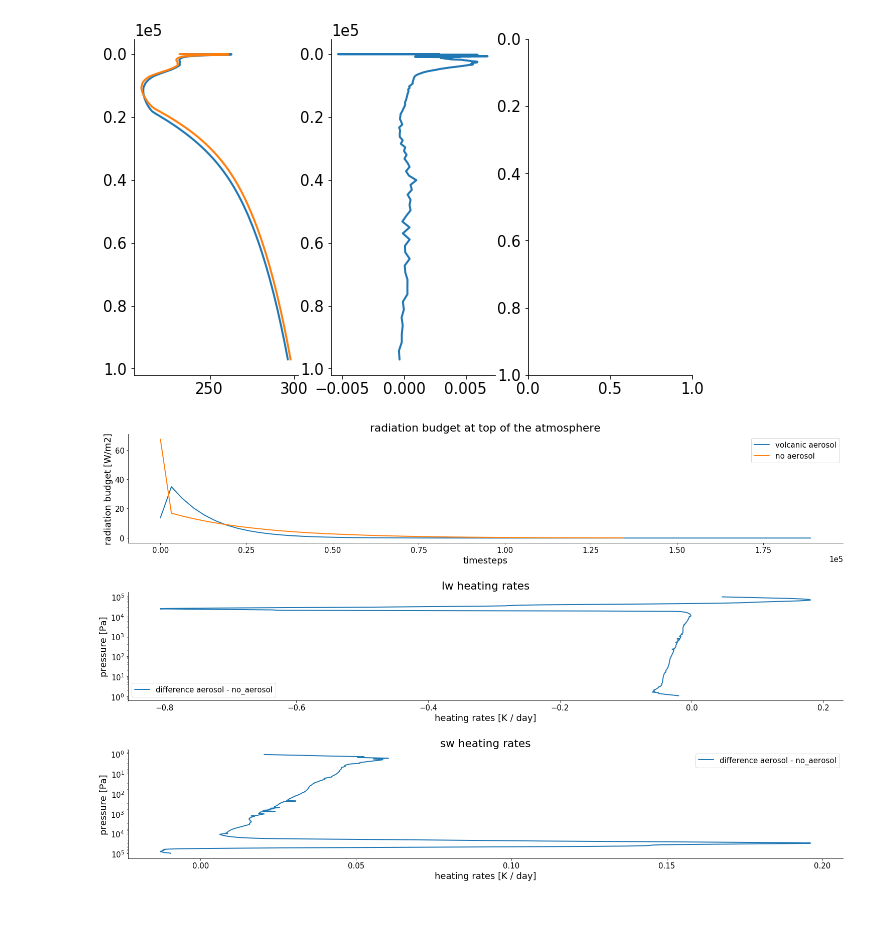
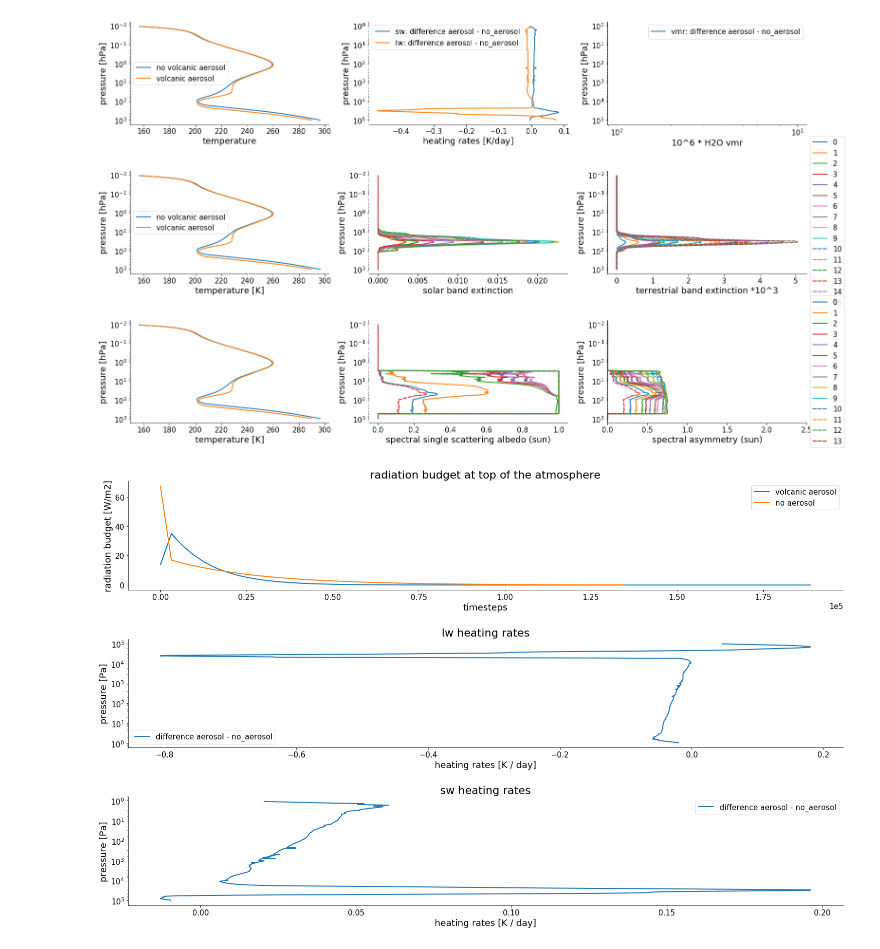
Before and after one commit to ClKroll/konradAeroModule, a Jupyter notebook: tutorials/volcanoExperiments.ipynb, the cells around one changed output. Saved outputs shown, nothing was run; the diff lists cells and outputs as text; code cells hidden in the pictures; blank space fills up the shorter version.

```diff
--- a/tutorials/volcanoExperiments.ipynb
+++ b/tutorials/volcanoExperiments.ipynb
@@ -153,32 +286,84 @@ dataNoAerosol['radiation']['sw_htngrt'].shape[0]-1
+# %%
+extEarthx[lw_band, :]=sc.interpolate.interp1d(
+                        extEarth.altitude.values,
+                        extEarth.ext_earth[8,lw_band, :].values,
+                        bounds_error=False,
+                        fill_value=0)(heights)
 # %%
-fig,ax=plt.subplots(1,3)
-ax[0].plot(noAerosolAtm['T'][-1, 0:pressureLimitIndex], noAerosolAtm['plev'][0:pressureLimitIndex], label='no volcanic aerosol')
-ax[0].plot(AerosolAtm['T'][-1, 0:pressureLimitIndex], AerosolAtm['plev'][0:pressureLimitIndex], label='volcanic aerosol')
+fig,ax=plt.subplots(3,3)
+dataTimestep=31
+
+ax[0,0].plot(noAerosolAtm['T'][-1, :], noAerosolAtm['plev'][:]/100, label='no volcanic aerosol')
+ax[0,0].plot(AerosolAtm['T'][-1, :], AerosolAtm['plev'][:]/100, label='volcanic aerosol')
 plt.gca().invert_yaxis()
-ax[1].invert_yaxis()
-ax[0].invert_yaxis()
-ax[1].plot(-dataNoAerosol['radiation']['sw_htngrt'][dataNoAerosol['radiation']['sw_htngrt'].shape[0]-1,:]+dataAerosol['radiation']['sw_htngrt'][dataAerosol['radiation']['sw_htngrt'].shape[0]-1,:],dataNoAerosol['plev'][:], label='sw: difference aerosol - no_aerosol')
-ax[1].plot(-dataNoAerosol['radiation']['lw_htngrt'][dataNoAerosol['radiation']['sw_htngrt'].shape[0]-1,:-1]+dataAerosol['radiation']['lw_htngrt'][dataAerosol['radiation']['sw_htngrt'].shape[0]-1,:-1],dataAerosol['plev'][:], label='lw: difference aerosol - no_aerosol')
-ax[2].plot(-noAerosolAtm['H2O'][0,:]+AerosolAtm['H2O'][0,:],dataAerosol['plev'], label='vmr: difference aerosol - no_aerosol')
+ax[0,1].invert_yaxis()
+ax[0,0].invert_yaxis()
+ax[0,1].plot(-dataNoAerosol['radiation']['sw_htngrt'][dataNoAerosol['radiation']['sw_htngrt'].shape[0]-dataTimestep,:]+dataAerosol['radiation']['sw_htngrt'][dataAerosol['radiation']['sw_htngrt'].shape[0]-dataTimestep,:],dataNoAerosol['plev'][:], label='sw: difference aerosol - no_aerosol')
+ax[0,1].plot(-dataNoAerosol['radiation']['lw_htngrt'][dataNoAerosol['radiation']['lw_htngrt'].shape[0]-dataTimestep,:]+dataAerosol['radiation']['lw_htngrt'][dataAerosol['radiation']['lw_htngrt'].shape[0]-dataTimestep,:],dataAerosol['plev'][:], label='lw: difference aerosol - no_aerosol')
+ax[0,2].plot((-noAerosolAtm['H2O'][0,:]+AerosolAtm['H2O'][0,:])*10**6,dataAerosol['plev'], label='vmr: difference aerosol - no_aerosol')
 #ax = plt.gca()
+ax[1,0].plot(noAerosolAtm['T'][-1, :], noAerosolAtm['plev'][:]/100, label='no volcanic aerosol')
+ax[1,0].plot(AerosolAtm['T'][-1, :], AerosolAtm['plev'][:]/100, label='volcanic aerosol')
+for i in range(14):
+    ax[1,1].plot(extSunx[i,:],AerosolAtm['plev'][:]/100 , label=str(i))
+for i in range(16):
+    ax[1,2].plot(extEarthx[i,:]*10**3, AerosolAtm['plev'][:]/100, label=str(i))
+ax[2,0].plot(noAerosolAtm['T'][-1, :], noAerosolAtm['plev'][:]/100, label='no volcanic aerosol')
+ax[2,0].plot(AerosolAtm['T'][-1, :], AerosolAtm['plev'][:]/100, label='volcanic aerosol')
+for i in range(14):
+    ax[2,1].plot(omegaSunx[i,:], AerosolAtm['plev'][:]/100 , label=str(i))
+    ax[2,2].plot(gSunx[i,:],AerosolAtm['plev'][:]/100 , label=str(i))
 #ax.set_ylim([pressureMin,max(atmosphere['plev'])])
 #plt.gca().invert_yaxis()
-ax[0].set_yscale('log')
-ax[1].set_yscale('log')
-ax[2].set_yscale('log')
-ax[2].invert_yaxis()
+ax[0,0].set_yscale('log')
+ax[0,1].set_yscale('log')
+ax[0,2].set_yscale('log')
+ax[0,2].set_xscale('log')
+ax[0,2].set_xscale('log')
+ax[1,0].set_yscale('log')
+ax[1,1].set_yscale('log')
+ax[1,2].set_yscale('log')
+ax[2,0].set_yscale('log')
+ax[2,1].set_yscale('log')
+ax[2,2].set_yscale('log')
+ax[0,2].invert_yaxis()
+ax[1,0].invert_yaxis()
+ax[1,1].invert_yaxis()
+ax[1,2].invert_yaxis()
+ax[2,0].invert_yaxis()
+ax[2,2].invert_yaxis()
+ax[2,1].invert_yaxis()
 
 plt.gca().invert_yaxis()
 #ax.plt(axis='equal')
-ax[0].set_xlabel('temperature')
-ax[0].set_ylabel('pressure [Pa]')
+ax[0,0].set_xlabel('temperature')
+ax[0,0].set_ylabel('pressure [hPa]')
 plt.gca().set_aspect('equal', adjustable='box')
-ax[1].set_xlabel('heating rates [K/day]')
-ax[1].set_ylabel('pressure [Pa]')
-ax[2].set_xlabel('H2O vmr')
-ax[2].set_ylabel('pressure [Pa]')
+ax[0,1].set_xlabel('heating rates [K/day]')
+ax[0,1].set_ylabel('pressure [hPa]')
+ax[0,2].set_xlabel('10^6 * H2O vmr')
+ax[0,2].set_ylabel('pressure [hPa]')
+ax[1,0].set_xlabel('temperature [K]')
+ax[1,0].set_ylabel('pressure [hPa]')
+ax[1,1].set_xlabel('solar band extinction')
+ax[1,1].set_ylabel('pressure [hPa]')
+ax[1,2].set_xlabel('terrestrial band extinction *10^3')
+ax[1,2].set_ylabel('pressure [hPa]')
+ax[2,0].set_xlabel('temperature [K]')
+ax[2,0].set_ylabel('pressure [hPa]')
+ax[2,1].set_xlabel('spectral single scattering albedo (sun)')
+ax[2,1].set_ylabel('pressure [hPa]')
+ax[2,2].set_xlabel('spectral asymmetry (sun)')
+ax[2,2].set_ylabel('pressure [hPa]')
+ax[2,2].set_xlim([0,2.5])
 plt.subplots_adjust(bottom=0, left=.01, right=1.99, top=1.90, hspace=.45)
-ax[0].legend()
-ax[1].legend()
-ax[2].legend()
+ax[0,0].legend()
+ax[0,1].legend()
+ax[0,2].legend()
+ax[1,0].legend()
+
+#ax[1,1].legend(loc='center left', bbox_to_anchor=(1, 0.5))
+ax[1,2].legend(loc='center left', bbox_to_anchor=(1, 0.5))
+#ax[2,1].legend(loc='center left', bbox_to_anchor=(1, 0.5))
+ax[2,2].legend(loc='center left', bbox_to_anchor=(1, 0.5))
 # %% [output]
@@ -186,4 +371,4 @@ ValueError: x and y must have same first dimension, but have shapes (199,) and (
-[figure, old version]
+[figure, new version]
 # %%
 from netCDF4 import Dataset
 dataNoAerosol=Dataset('/scratch/local1/m300733/convergence5.nc')
```
Also changed, not shown: parts of 13 cells of this notebook, 1 other file.
